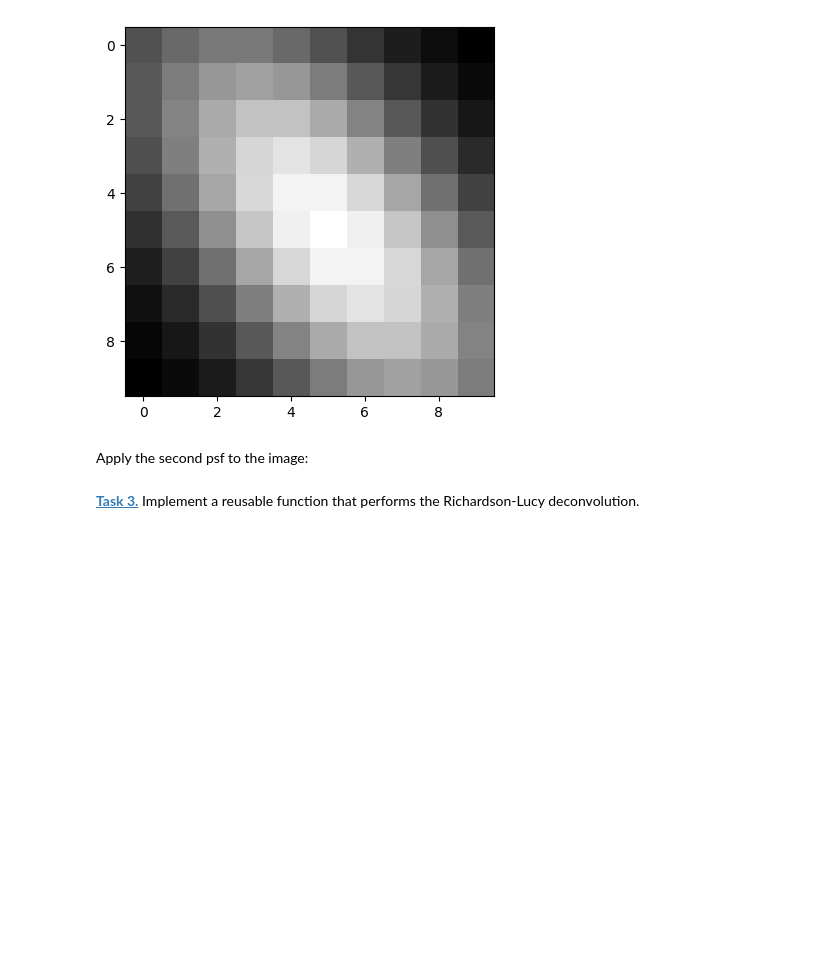
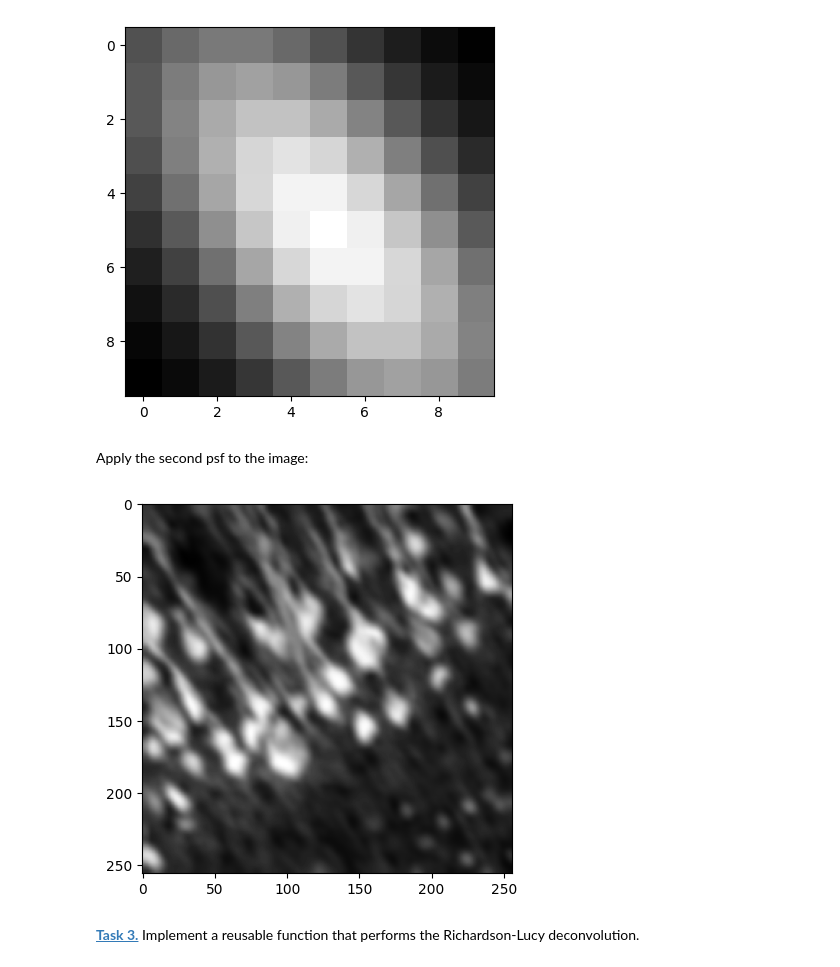
Before and after one commit to ronjahornschuh/mobi-fs5-python, a Jupyter notebook: deconvolution.ipynb, the cells around one changed output. Saved outputs shown, nothing was run; the diff lists cells and outputs as text; code cells hidden in the pictures; blank space fills up the shorter version.

```diff
--- a/deconvolution.ipynb
+++ b/deconvolution.ipynb
@@ -47,6 +48,16 @@ plt.imshow(create_psf(psf_size), 'gray')
 [figure]
 # %% [markdown]
 Apply the second psf to the image:
+# %%
+psf_gaussian = create_psf(psf_size)
+psf_gaussian /= np.sum(psf_gaussian)
+#anwenden mit der funktion conv
+img_psf_gaussian = conv(img, psf_gaussian, mode='same', boundary='symm')
+
+plt.imshow(img_psf_gaussian, cmap='gray')
+plt.show()
+# %% [output]
+[figure, added]
 # %% [markdown]
 **[Task 3.]()** Implement a reusable function that performs the Richardson-Lucy deconvolution.
 # %%
```
Also changed, not shown: parts of 12 cells of this notebook.
